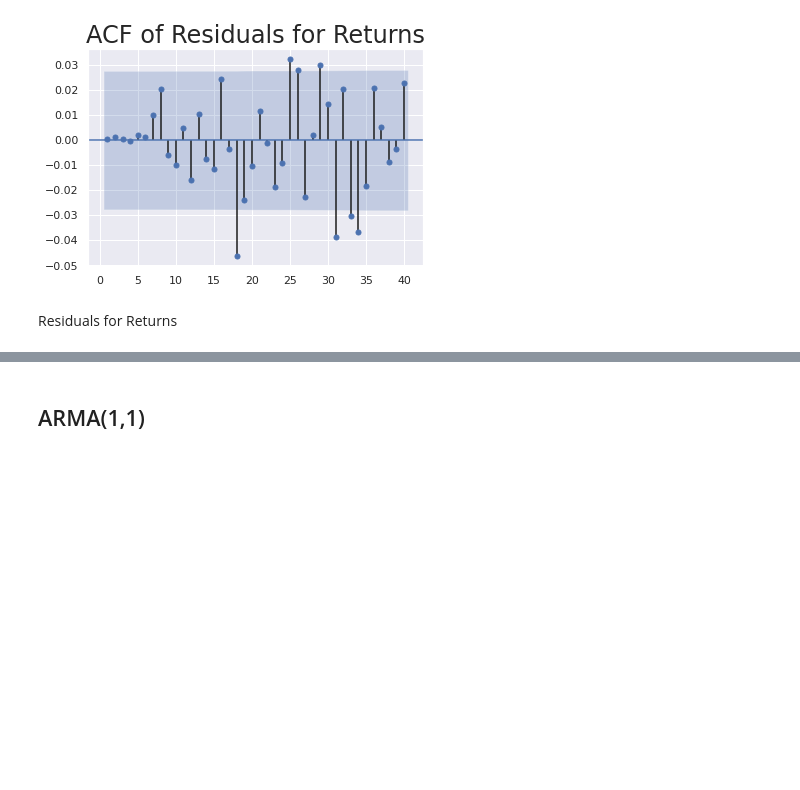
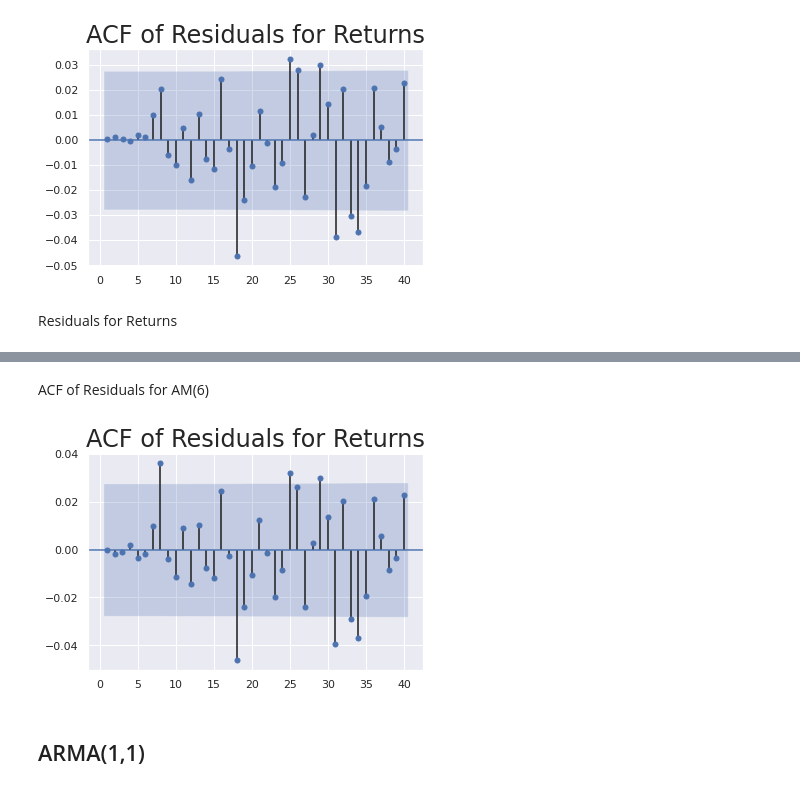
Before and after one commit to jjsalazarr/curso-series-temporales, a Jupyter notebook: 7. ARMA autorregresivos de medias moviles/Python/9_ARMA_.ipynb, the cells around one changed output, grey strips where cells are left out. Saved outputs shown, nothing was run; the diff lists cells and outputs as text; code cells hidden in the pictures; blank space fills up the shorter version.

```diff
--- a/7. ARMA autorregresivos de medias moviles/Python/9_ARMA_.ipynb
+++ b/7. ARMA autorregresivos de medias moviles/Python/9_ARMA_.ipynb
@@ -307,3 +350,11 @@ Residuals for Returns
+# %% [markdown]
+ACF of Residuals for AM(6)
+# %%
+sgt.plot_acf(df.res_ret_am_6[2:], zero = False, lags = 40)
+plt.title("ACF of Residuals for Returns",size=24)
+plt.show()
+# %% [output]
+[figure, added]
 # %% [markdown]
 ## ARMA(1,1)
 # %%
```
Also changed, not shown: parts of 4 cells of this notebook.
